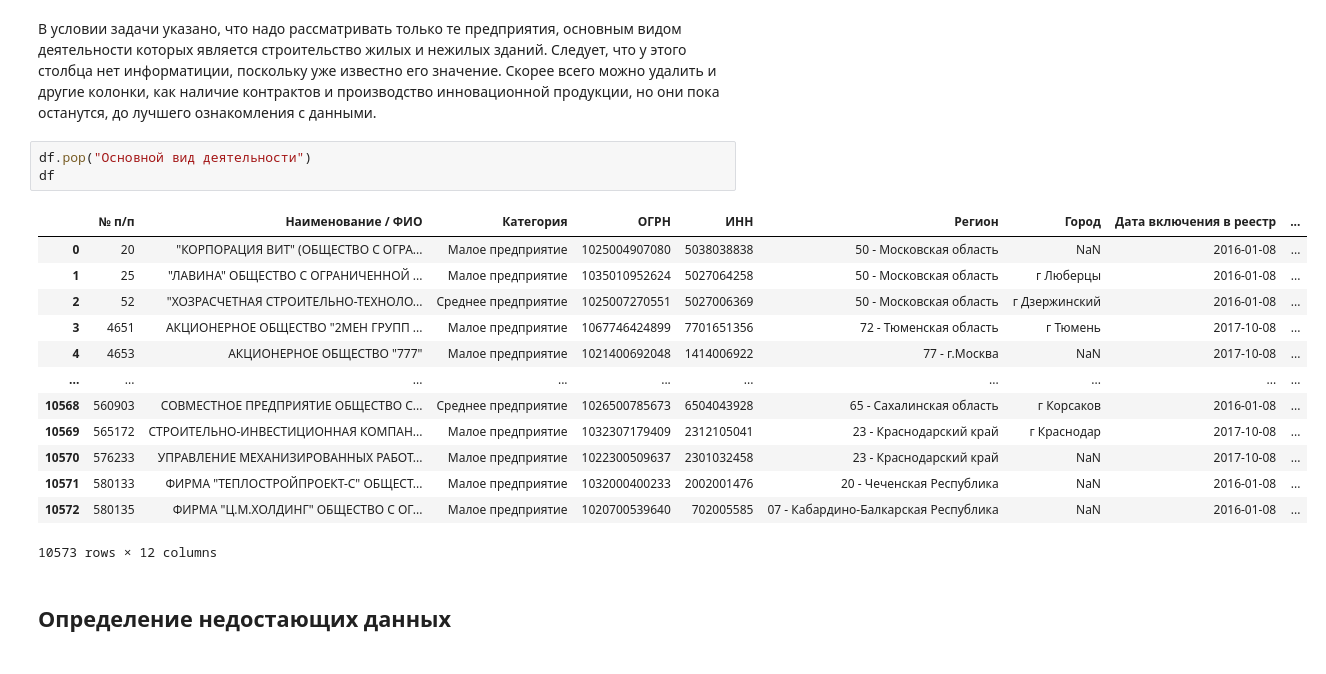
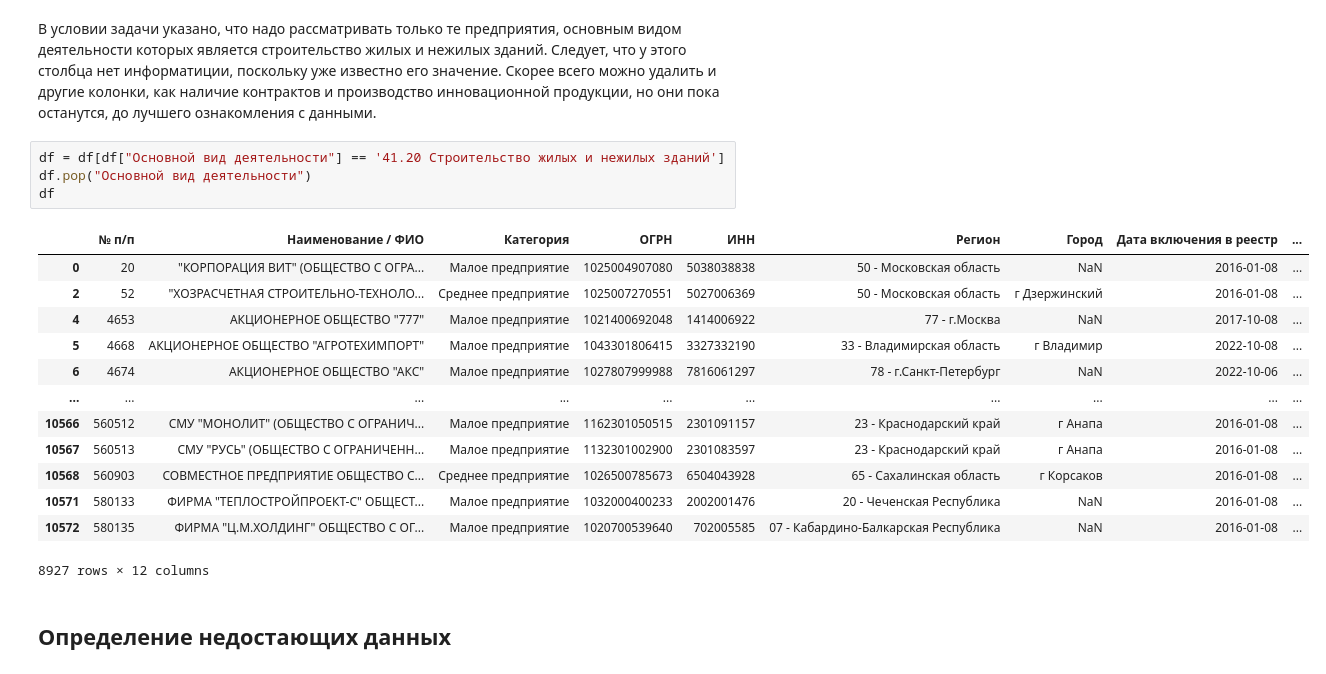
Before and after one commit to ddavid0909/pandas_and_pies, a Jupyter notebook: notebook.ipynb, the cells around one changed output. Saved outputs shown, nothing was run; the diff lists cells and outputs as text.

```diff
--- a/notebook.ipynb
+++ b/notebook.ipynb
@@ -90,22 +90,23 @@ df
 В условии задачи указано, что надо рассматривать только те предприятия, основным видом деятельности которых является строительство жилых и нежилых зданий. Следует, что у этого столбца нет информатиции, поскольку уже известно его значение.
 Скорее всего можно удалить и другие колонки, как наличие контрактов и производство инновационной продукции, но они пока останутся, до лучшего ознакомления с данными.
 # %%
+df = df[df["Основной вид деятельности"] == '41.20 Строительство жилых и нежилых зданий']
 df.pop("Основной вид деятельности")
 df
 # %% [output]
 |  | № п/п | Наименование / ФИО | Категория | ОГРН | ИНН | Регион | Город | Дата включения в реестр | ... |
 | 0 | 20 | "КОРПОРАЦИЯ ВИТ" (ОБЩЕСТВО С ОГРА... | Малое предприятие | 1025004907080 | 5038038838 | 50 - Московская область | NaN | 2016-01-08 | ... |
-| 1 | 25 | "ЛАВИНА" ОБЩЕСТВО С ОГРАНИЧЕННОЙ ... | Малое предприятие | 1035010952624 | 5027064258 | 50 - Московская область | г Люберцы | 2016-01-08 | ... |
 | 2 | 52 | "ХОЗРАСЧЕТНАЯ СТРОИТЕЛЬНО-ТЕХНОЛО... | Среднее предприятие | 1025007270551 | 5027006369 | 50 - Московская область | г Дзержинский | 2016-01-08 | ... |
-| 3 | 4651 | АКЦИОНЕРНОЕ ОБЩЕСТВО "2МЕН ГРУПП ... | Малое предприятие | 1067746424899 | 7701651356 | 72 - Тюменская область | г Тюмень | 2017-10-08 | ... |
 | 4 | 4653 | АКЦИОНЕРНОЕ ОБЩЕСТВО "777" | Малое предприятие | 1021400692048 | 1414006922 | 77 - г.Москва | NaN | 2017-10-08 | ... |
+| 5 | 4668 | АКЦИОНЕРНОЕ ОБЩЕСТВО "АГРОТЕХИМПОРТ" | Малое предприятие | 1043301806415 | 3327332190 | 33 - Владимирская область | г Владимир | 2022-10-08 | ... |
+| 6 | 4674 | АКЦИОНЕРНОЕ ОБЩЕСТВО "АКС" | Малое предприятие | 1027807999988 | 7816061297 | 78 - г.Санкт-Петербург | NaN | 2022-10-06 | ... |
 | ... | ... | ... | ... | ... | ... | ... | ... | ... | ... |
+| 10566 | 560512 | СМУ "МОНОЛИТ" (ОБЩЕСТВО С ОГРАНИЧ... | Малое предприятие | 1162301050515 | 2301091157 | 23 - Краснодарский край | г Анапа | 2016-01-08 | ... |
+| 10567 | 560513 | СМУ "РУСЬ" (ОБЩЕСТВО С ОГРАНИЧЕНН... | Малое предприятие | 1132301002900 | 2301083597 | 23 - Краснодарский край | г Анапа | 2016-01-08 | ... |
 | 10568 | 560903 | СОВМЕСТНОЕ ПРЕДПРИЯТИЕ ОБЩЕСТВО С... | Среднее предприятие | 1026500785673 | 6504043928 | 65 - Сахалинская область | г Корсаков | 2016-01-08 | ... |
-| 10569 | 565172 | СТРОИТЕЛЬНО-ИНВЕСТИЦИОННАЯ КОМПАН... | Малое предприятие | 1032307179409 | 2312105041 | 23 - Краснодарский край | г Краснодар | 2017-10-08 | ... |
-| 10570 | 576233 | УПРАВЛЕНИЕ МЕХАНИЗИРОВАННЫХ РАБОТ... | Малое предприятие | 1022300509637 | 2301032458 | 23 - Краснодарский край | NaN | 2017-10-08 | ... |
 | 10571 | 580133 | ФИРМА "ТЕПЛОСТРОЙПРОЕКТ-С" ОБЩЕСТ... | Малое предприятие | 1032000400233 | 2002001476 | 20 - Чеченская Республика | NaN | 2016-01-08 | ... |
 | 10572 | 580135 | ФИРМА "Ц.М.ХОЛДИНГ" ОБЩЕСТВО С ОГ... | Малое предприятие | 1020700539640 | 702005585 | 07 - Кабардино-Балкарская Республика | NaN | 2016-01-08 | ... |
-10573 rows × 12 columns
+8927 rows × 12 columns
 # %% [markdown]
 ## Определение недостающих данных
 # %% [markdown]
```
Also changed, not shown: parts of 11 cells of this notebook, 1 other file.
